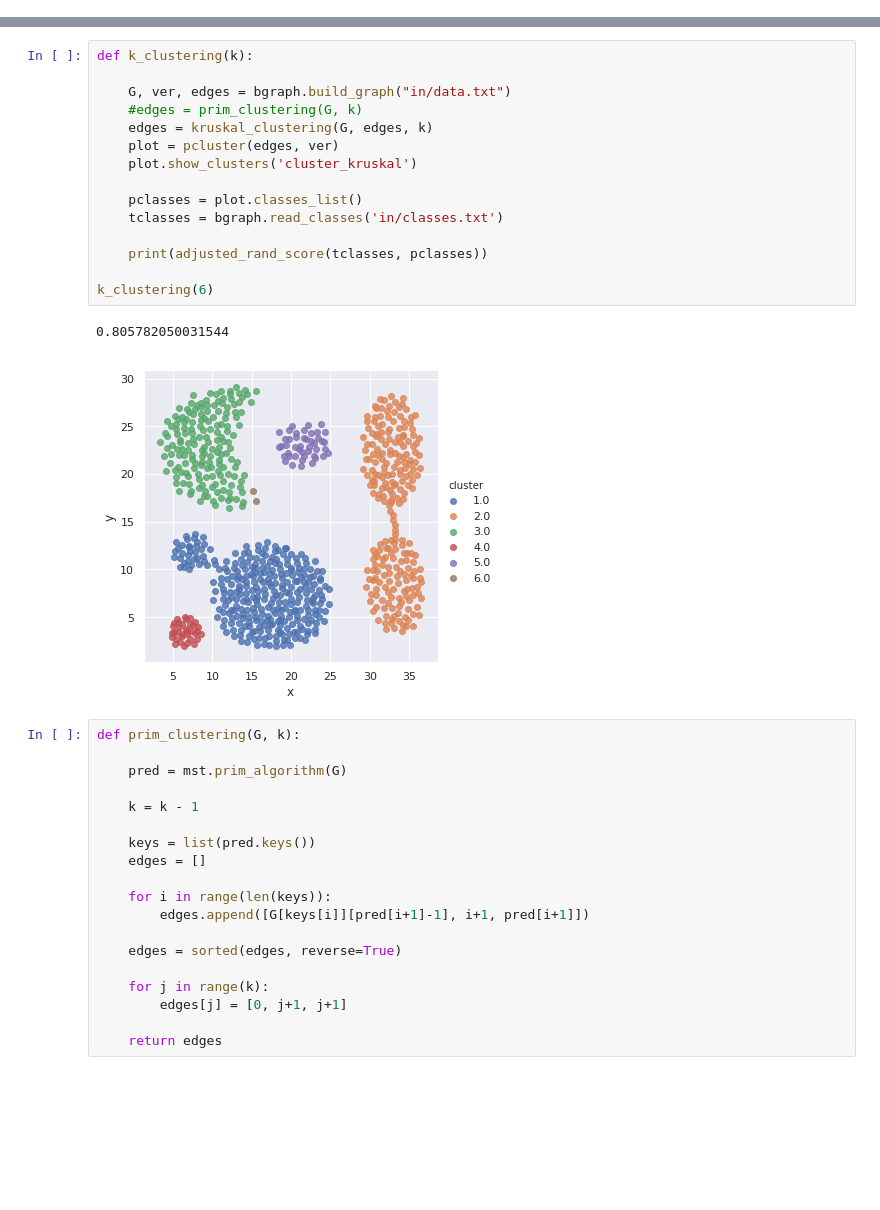
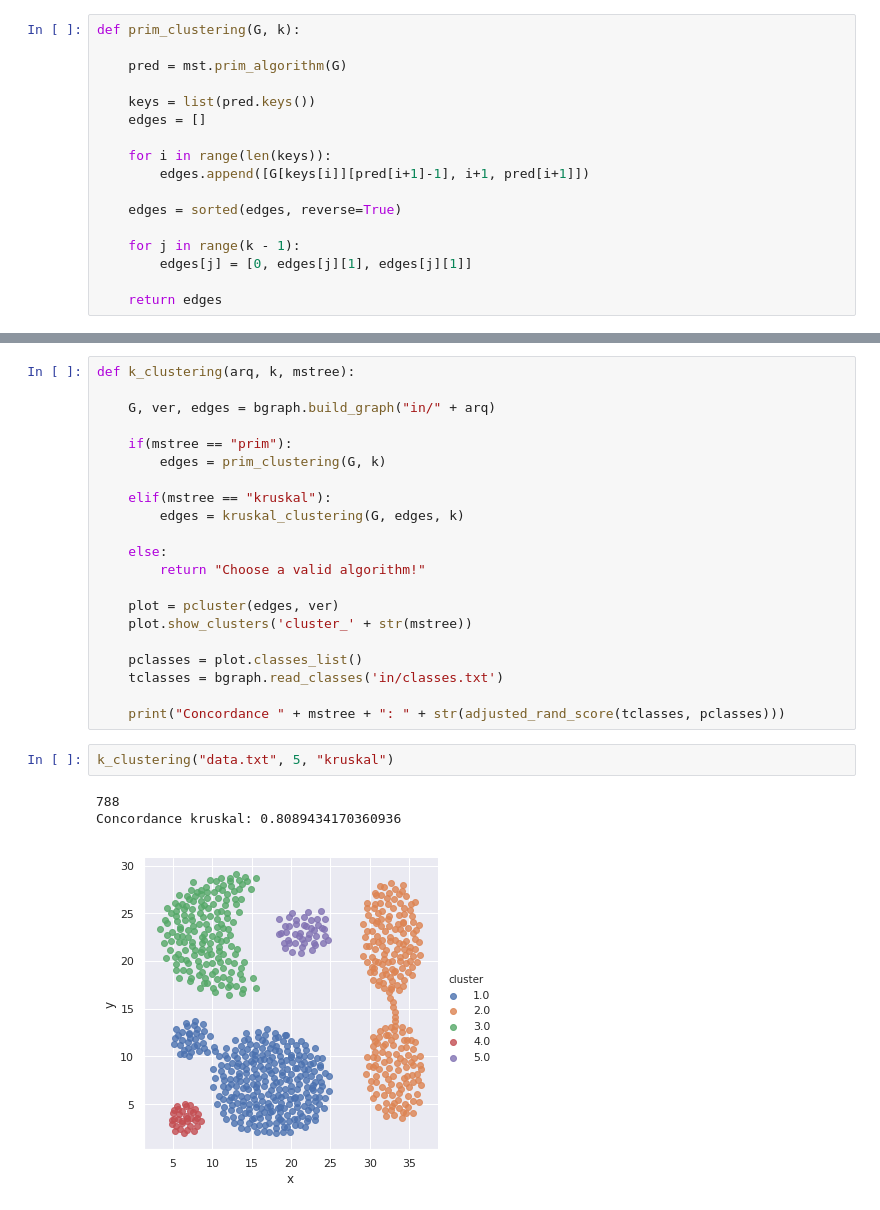
Before and after one commit to afonsoMatheus/Algorithm_Design, a Jupyter notebook: Projeto 2/clustering_alg.ipynb, the cells around one changed output, grey strips where cells are left out. Drawn from its saved outputs; the diff is of its cells as text; blank space fills up the shorter version.

Commit message:
pushing corrections for both algorithms

```diff
--- a/Projeto 2/clustering_alg.ipynb
+++ b/Projeto 2/clustering_alg.ipynb
@@ -42,0 +7,17 @@ def kruskal_clustering(G, edges, k):
+# %%
+def prim_clustering(G, k):
+
+    pred = mst.prim_algorithm(G)
+
+    keys = list(pred.keys())
+    edges = []
+
+    for i in range(len(keys)):
+        edges.append([G[keys[i]][pred[i+1]-1], i+1, pred[i+1]])
+
+    edges = sorted(edges, reverse=True)
+
+    for j in range(k - 1):
+        edges[j] = [0, edges[j][1], edges[j][1]]
+
+    return edges
@@ -43,37 +47,27 @@ def kruskal_clustering(G, edges, k):
 # %%
-def k_clustering(k):
+def k_clustering(arq, k, mstree):
 
-    G, ver, edges = bgraph.build_graph("in/data.txt")
-    #edges = prim_clustering(G, k)
-    edges = kruskal_clustering(G, edges, k)
+    G, ver, edges = bgraph.build_graph("in/" + arq)
+
+    if(mstree == "prim"):
+        edges = prim_clustering(G, k)
+
+    elif(mstree == "kruskal"):
+        edges = kruskal_clustering(G, edges, k)
+
+    else:
+        return "Choose a valid algorithm!"
+
     plot = pcluster(edges, ver)
-    plot.show_clusters('cluster_kruskal')
+    plot.show_clusters('cluster_' + str(mstree))
 
     pclasses = plot.classes_list()
     tclasses = bgraph.read_classes('in/classes.txt')
 
-    print(adjusted_rand_score(tclasses, pclasses))
-
-k_clustering(6)
+    print("Concordance " + mstree + ": " + str(adjusted_rand_score(tclasses, pclasses)))
-# %% [output]
-0.805782050031544
-[figure, removed]
-# %%
-def prim_clustering(G, k):
-
-    pred = mst.prim_algorithm(G)
-
-    k = k - 1
-
-    keys = list(pred.keys())
-    edges = []
-
-    for i in range(len(keys)):
-        edges.append([G[keys[i]][pred[i+1]-1], i+1, pred[i+1]])
-
-    edges = sorted(edges, reverse=True)
-
-    for j in range(k):
-        edges[j] = [0, j+1, j+1]
-
-    return edges
+# %%
+k_clustering("data.txt", 5, "kruskal")
+# %% [output]
+788
+Concordance kruskal: 0.8089434170360936
+[figure, added]
```
Also changed, not shown: parts of 4 cells of this notebook, 6 other files.
